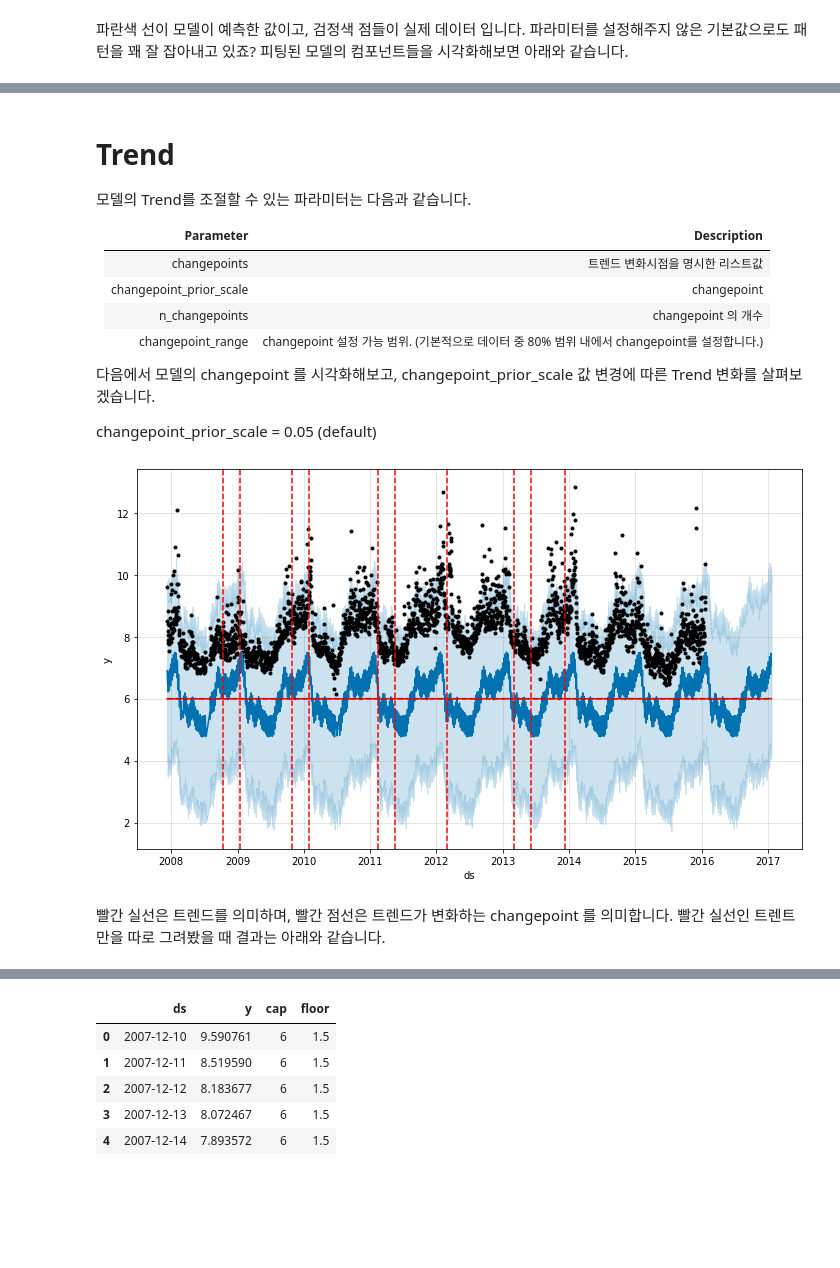
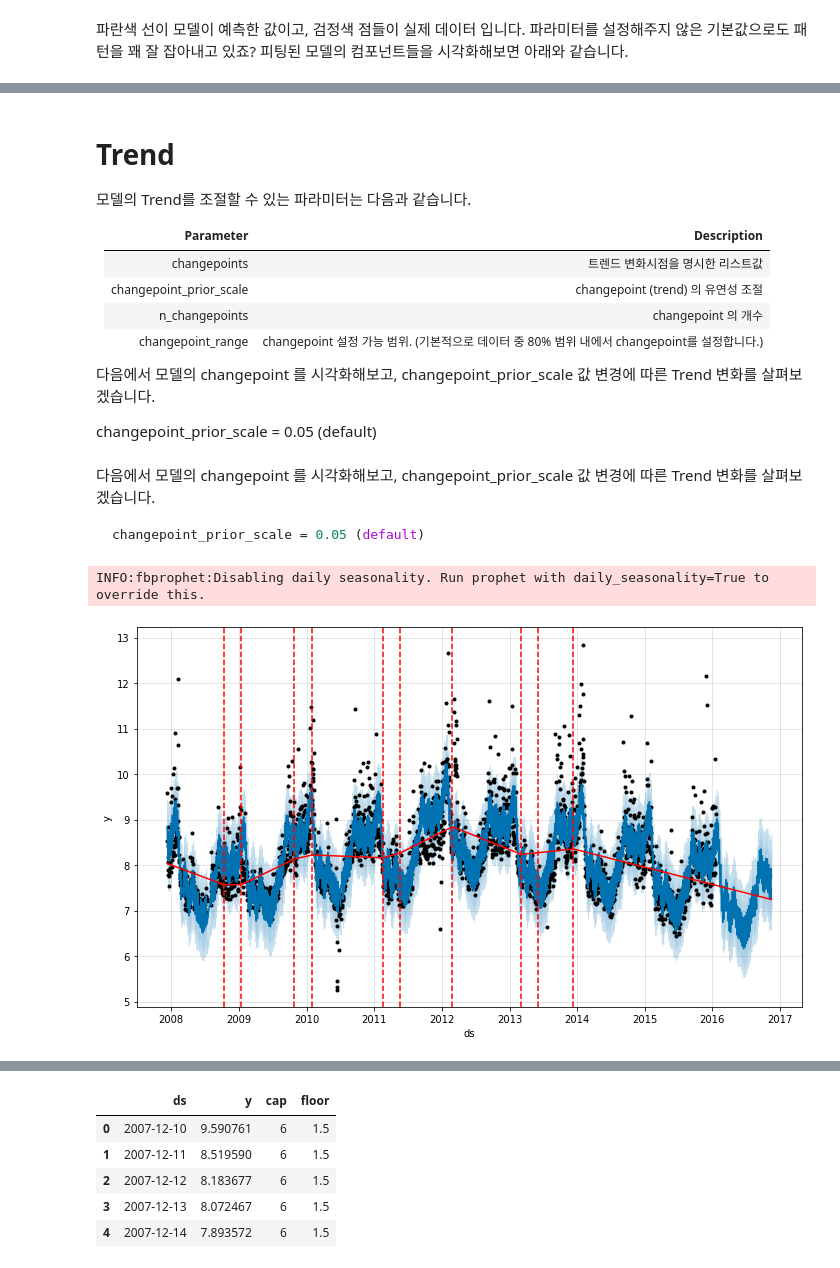
Before and after one commit to etvas21/lab_nlp, a Jupyter notebook: src/analysis/prophet_performance_analysis.ipynb, the cells around one changed output, grey strips where cells are left out. Drawn from its saved outputs; the diff is of its cells as text; code cells hidden in the pictures; blank space fills up the shorter version.

````diff
--- a/src/analysis/prophet_performance_analysis.ipynb
+++ b/src/analysis/prophet_performance_analysis.ipynb
@@ -40,23 +60,33 @@ forcast_fig2 = m.plot_components(forecast)
 # Trend
 모델의 Trend를 조절할 수 있는 파라미터는 다음과 같습니다.
 
-Parameter|Description
-:---|:---
-changepoints|트렌드 변화시점을 명시한 리스트값
-changepoint_prior_scale	| changepoint| (trend) 의 유연성 조절
-n_changepoints	|   changepoint 의 개수
-changepoint_range	| changepoint 설정 가능 범위. (기본적으로 데이터 중 80% 범위 내에서 changepoint를 설정합니다.)
+|Parameter                  |Description
+| :--- | :---
+|changepoints               |트렌드 변화시점을 명시한 리스트값
+|changepoint_prior_scale	|changepoint (trend) 의 유연성 조절
+|n_changepoints          	|changepoint 의 개수
+|changepoint_range	        |changepoint 설정 가능 범위. (기본적으로 데이터 중 80% 범위 내에서 changepoint를 설정합니다.)
 
 
 다음에서 모델의 changepoint 를 시각화해보고, changepoint_prior_scale 값 변경에 따른 Trend 변화를 살펴보겠습니다.
 
 changepoint_prior_scale = 0.05 (default)
+# %% [markdown]
+다음에서 모델의 changepoint 를 시각화해보고, changepoint_prior_scale 값 변경에 따른 Trend 변화를 살펴보겠습니다.
+```python
+changepoint_prior_scale = 0.05 (default)
+```
 # %%
 from fbprophet.plot import add_changepoints_to_plot
 
+m = Prophet(changepoint_prior_scale=0.05)
+m.fit(df)
+
+future = m.make_future_dataframe(periods=300)
+forecast = m.predict(future)
+
 fig = m.plot(forecast)
 a = add_changepoints_to_plot(fig.gca(),  m, forecast)
 # %% [output]
+INFO:fbprophet:Disabling daily seasonality. Run prophet with daily_seasonality=True to override this.
-[figure, old version]
+[figure, new version]
-# %% [markdown]
-빨간 실선은 트렌드를 의미하며, 빨간 점선은 트렌드가 변화하는 changepoint 를 의미합니다. 빨간 실선인 트렌트만을 따로 그려봤을 때 결과는 아래와 같습니다.
````
Also changed, not shown: parts of 22 cells of this notebook, 2 other files.
